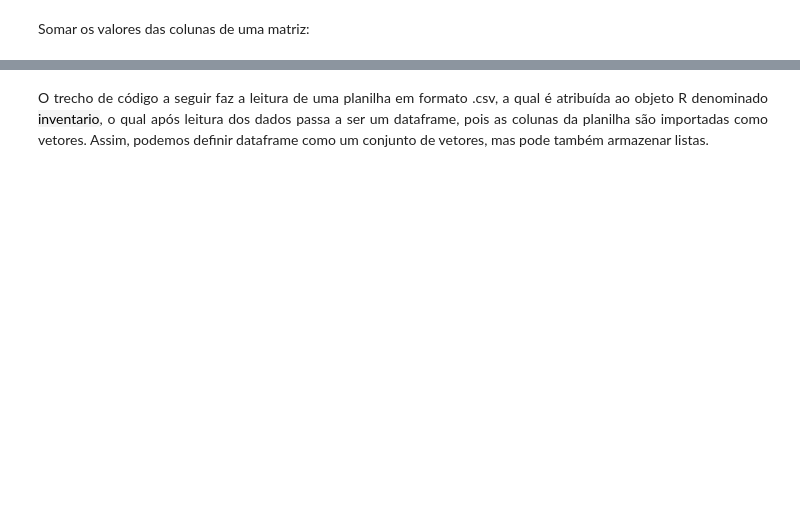
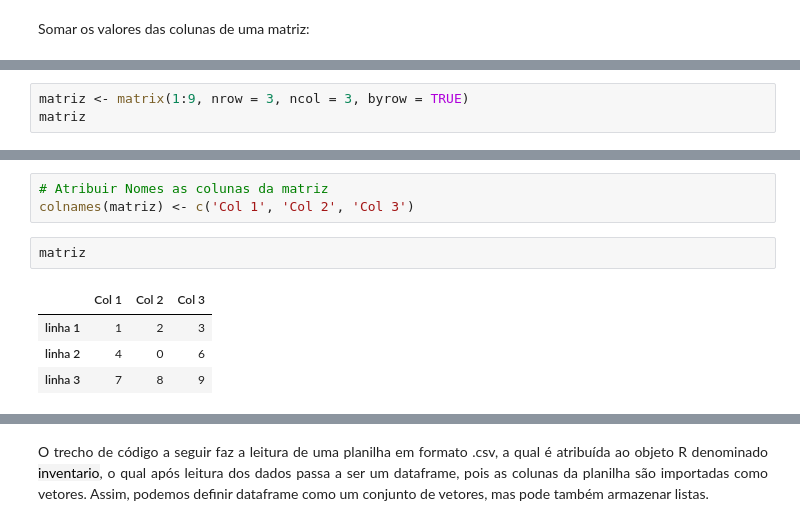
Before and after one commit to robson-cruz/Introducao_Analise_Dados_R, a Jupyter notebook: Modulo_1_Introducao_Linguagem_R.ipynb, the cells around one changed output, grey strips where cells are left out. Cells and saved outputs as stored; diff of their text form; blank space fills up the shorter version.

```diff
--- a/Modulo_1_Introducao_Linguagem_R.ipynb
+++ b/Modulo_1_Introducao_Linguagem_R.ipynb
@@ -528,0 +539,3 @@ sapply(lista, mean)
+# %%
+matriz <- matrix(1:9, nrow = 3, ncol = 3, byrow = TRUE)
+matriz
@@ -528,0 +555,10 @@ sapply(lista, mean)
+# %%
+# Atribuir Nomes as colunas da matriz
+colnames(matriz) <- c('Col 1', 'Col 2', 'Col 3')
+# %%
+matriz
+# %% [output]
+|  | Col 1 | Col 2 | Col 3 |
+| linha 1 | 1 | 2 | 3 |
+| linha 2 | 4 | 0 | 6 |
+| linha 3 | 7 | 8 | 9 |
```
Also changed, not shown: parts of 88 cells of this notebook.
